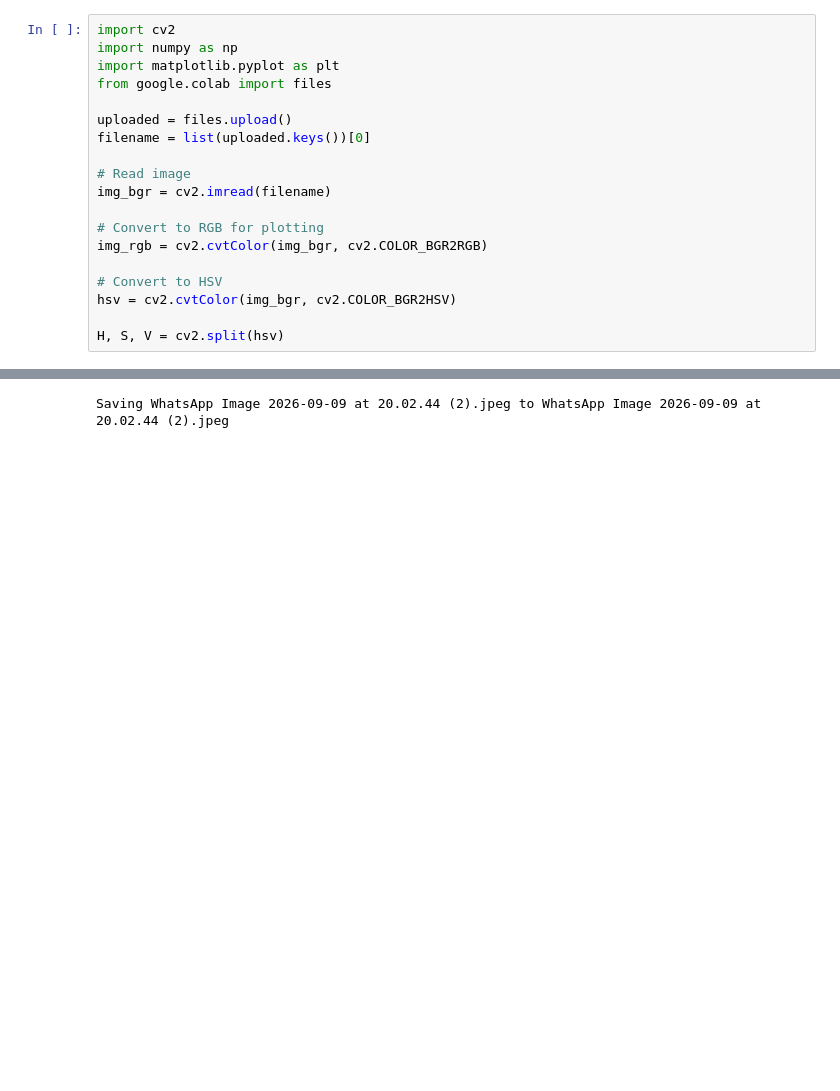
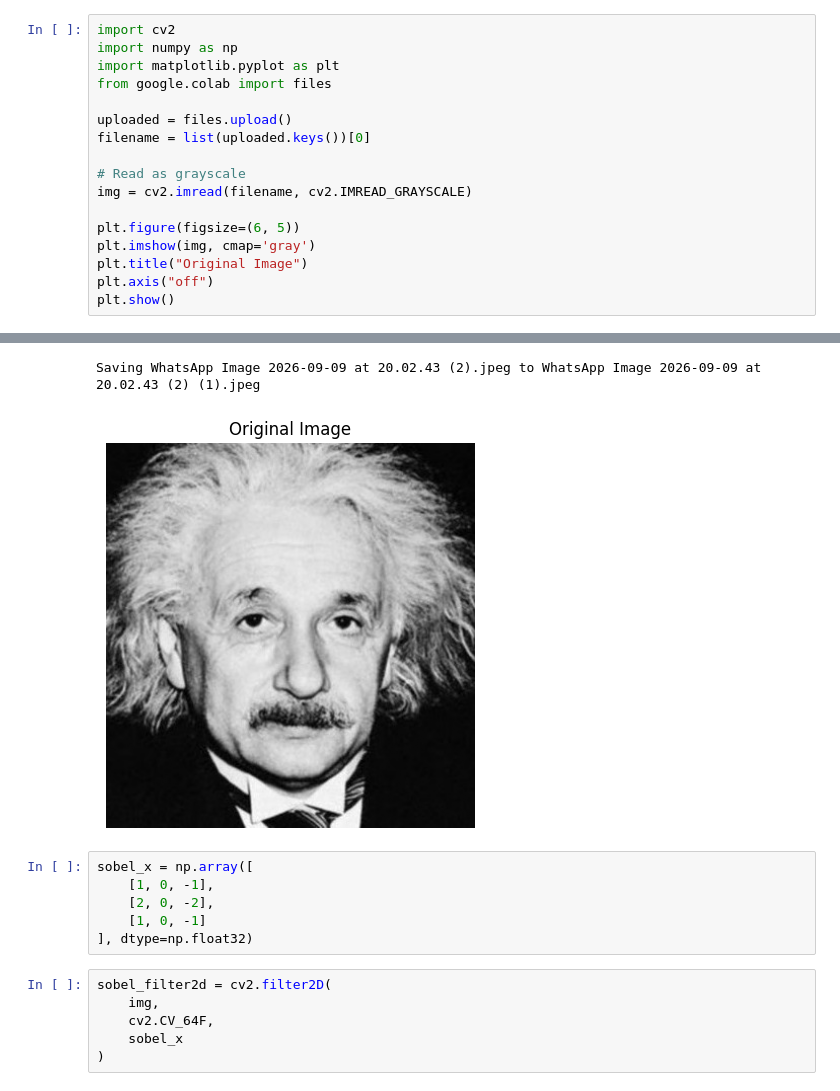
Before and after one commit to SasanduG/Image-Processing-Assignment-1, a Jupyter notebook: Assignment_1_Question_6.ipynb, the cells around one changed output, grey strips where cells are left out. Saved outputs shown, nothing was run; the diff lists cells and outputs as text; blank space fills up the shorter version.

```diff
--- a/Assignment_1_Question_6.ipynb
+++ b/Assignment_1_Question_6.ipynb
@@ -1,22 +1,33 @@
 # %%
 import cv2
 import numpy as np
 import matplotlib.pyplot as plt
 from google.colab import files
 
 uploaded = files.upload()
 filename = list(uploaded.keys())[0]
 
-# Read image
-img_bgr = cv2.imread(filename)
+# Read as grayscale
+img = cv2.imread(filename, cv2.IMREAD_GRAYSCALE)
 
-# Convert to RGB for plotting
-img_rgb = cv2.cvtColor(img_bgr, cv2.COLOR_BGR2RGB)
-
-# Convert to HSV
-hsv = cv2.cvtColor(img_bgr, cv2.COLOR_BGR2HSV)
-
-H, S, V = cv2.split(hsv)
+plt.figure(figsize=(6, 5))
+plt.imshow(img, cmap='gray')
+plt.title("Original Image")
+plt.axis("off")
+plt.show()
 # %% [output]
 [interactive output not drawn]
-Saving WhatsApp Image 2026-09-09 at 20.02.44 (2).jpeg to WhatsApp Image 2026-09-09 at 20.02.44 (2).jpeg
+Saving WhatsApp Image 2026-09-09 at 20.02.43 (2).jpeg to WhatsApp Image 2026-09-09 at 20.02.43 (2) (1).jpeg
+[figure, added]
+# %%
+sobel_x = np.array([
+    [1, 0, -1],
+    [2, 0, -2],
+    [1, 0, -1]
+], dtype=np.float32)
+# %%
+sobel_filter2d = cv2.filter2D(
+    img,
+    cv2.CV_64F,
+    sobel_x
+)
```
Also changed, not shown: parts of 29 cells of this notebook.
